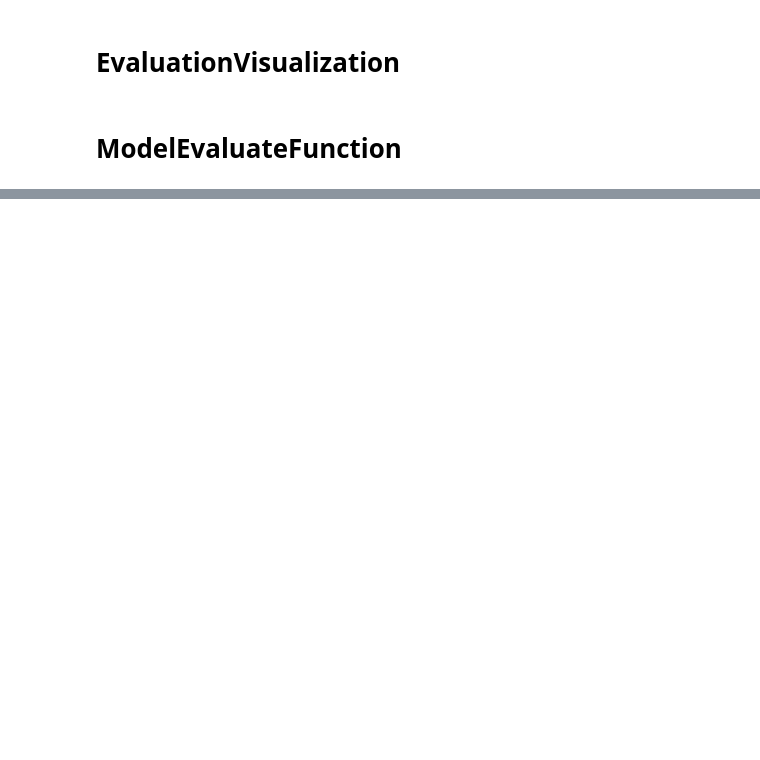
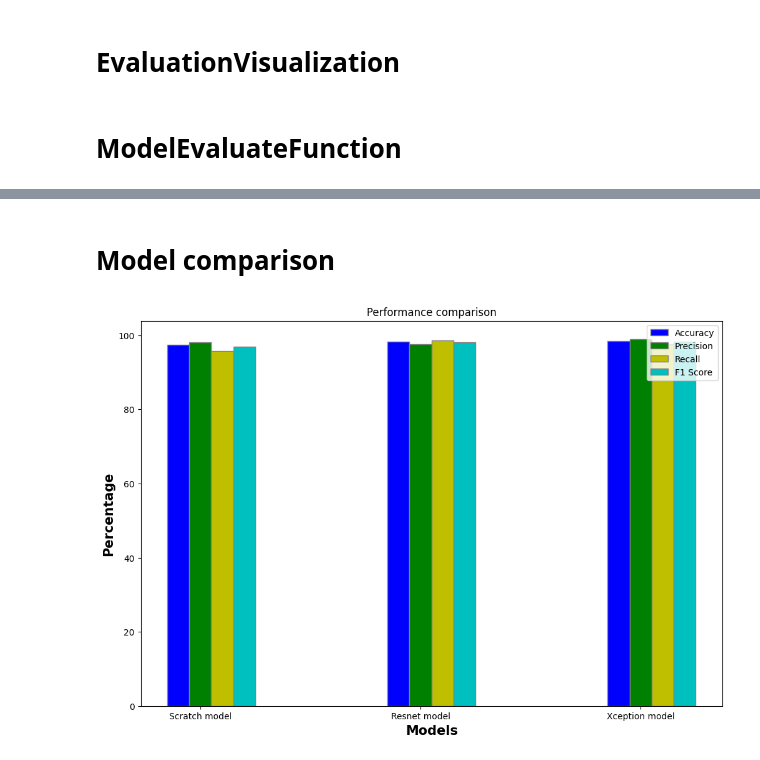
Before and after one commit to devaliakbar/CovidDetectionXrays, a Jupyter notebook: EvaluateModels.ipynb, the cells around one changed output, grey strips where cells are left out. Drawn from its saved outputs; the diff is of its cells as text; code cells hidden in the pictures; blank space fills up the shorter version.

```diff
--- a/EvaluateModels.ipynb
+++ b/EvaluateModels.ipynb
@@ -82,0 +212,37 @@ evaluate('Xception model', load_model('Output/XceptionModel.h5'))
+# %% [markdown]
+# Model comparison
+# %%
+accuracies = list(map(lambda x: x * 100, list(models_accuracy.values())))
+precisions = list(map(lambda x: x * 100, list(models_precision.values())))
+recall_list = list(map(lambda x: x * 100, list(models_recall.values())))
+f1_list = list(map(lambda x: x * 100, list(models_f1.values())))
+
+bar_width = 0.1
+fig = plt.subplots(figsize =(12, 8))
+
+br1 = np.arange(len(accuracies))
+br2 = [x + bar_width for x in br1]
+br3 = [x + bar_width for x in br2]
+br4 = [x + bar_width for x in br3]
+
+
+plt.bar(br1, accuracies, color ='b', width = bar_width,
+        edgecolor ='grey', label ='Accuracy')
+plt.bar(br2, precisions, color ='g', width = bar_width,
+        edgecolor ='grey', label ='Precision')
+plt.bar(br3, recall_list, color ='y', width = bar_width,
+        edgecolor ='grey', label ='Recall')
+plt.bar(br4, f1_list, color ='c', width = bar_width,
+        edgecolor ='grey', label ='F1 Score')
+
+plt.title("Performance comparison")
+
+plt.xlabel('Models', fontweight ='bold', fontsize = 15)
+plt.ylabel('Percentage', fontweight ='bold', fontsize = 15)
+
+plt.xticks([r + bar_width for r in range(len(accuracies))], list(models_accuracy.keys()))
+
+plt.legend()
+plt.show()
+# %% [output]
+[figure, added]
```
Also changed, not shown: parts of 10 cells of this notebook.
